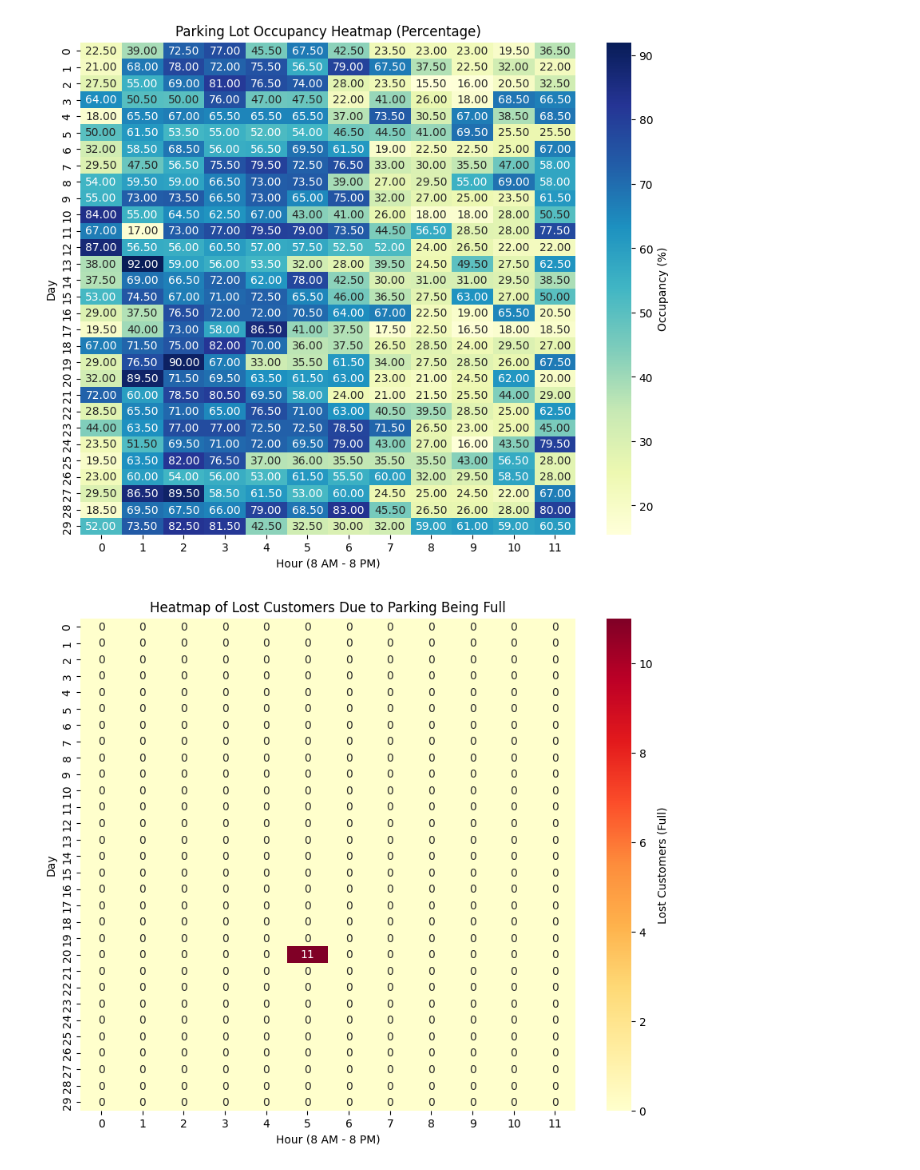
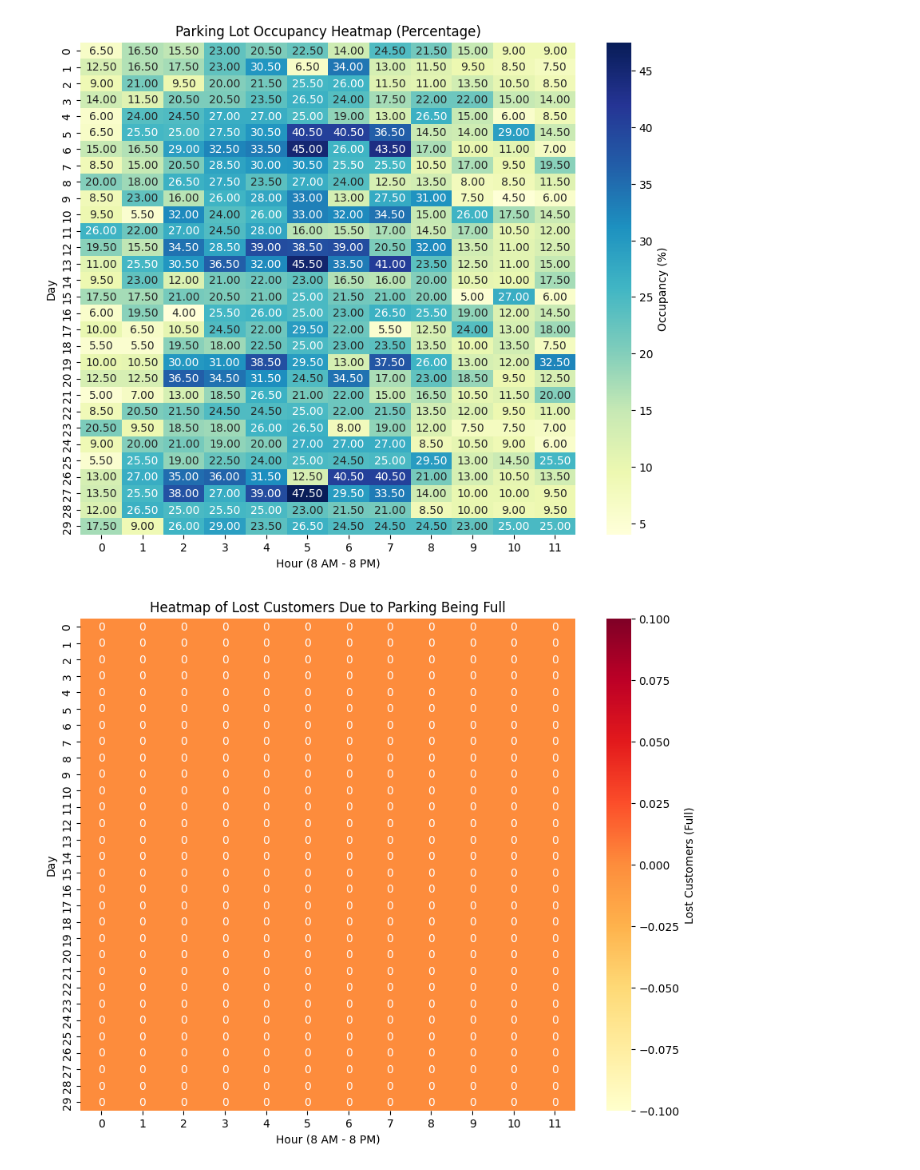
Before and after one commit to PrashantChaudhary632/Final_year_project, a Jupyter notebook: Model/44.ipynb, the cells around one changed output. Drawn from its saved outputs; the diff is of its cells as text; code cells hidden in the pictures.

```diff
--- a/Model/44.ipynb
+++ b/Model/44.ipynb
@@ -14,13 +14,13 @@ price_history = []  # List to track price changes over time
 
 # Arrival rates based on the day of the week and time slots
 ARRIVAL_RATES = {
-    'Sunday': [(8, 12, 15*3), (12, 17, 50*3), (17, 20, 50*3)],
-    'Monday': [(8, 12, 15*3), (12, 17, 50*3), (17, 20, 50*3)],
-    'Tuesday': [(8, 12, 15*3), (12, 17, 50*3), (17, 20, 50*3)],
-    'Wednesday': [(8, 12, 15*3), (12, 17, 50*3), (17, 20, 50*3)],
-    'Thursday': [(8, 12, 15*3), (12, 17, 50*3), (17, 20, 50*3)],
-    'Friday': [(8, 12, 20*3), (12, 17, 70*3), (17, 20, 80*3)],
-    'Saturday': [(8, 12, 20*3), (12, 17, 70*3), (17, 20, 80*3)]
+    'Sunday': [(8, 12, 15*1), (12, 17, 50*1), (17, 20, 50*1)],
+    'Monday': [(8, 12, 15*1), (12, 17, 50*1), (17, 20, 50*1)],
+    'Tuesday': [(8, 12, 15*1), (12, 17, 50*1), (17, 20, 50*1)],
+    'Wednesday': [(8, 12, 15*1), (12, 17, 50*1), (17, 20, 50*1)],
+    'Thursday': [(8, 12, 15*1), (12, 17, 50*1), (17, 20, 50*1)],
+    'Friday': [(8, 12, 20*1), (12, 17, 70*1), (17, 20, 80*1)],
+    'Saturday': [(8, 12, 20*1), (12, 17, 70*1), (17, 20, 80*1)]
 }
 
 # Initialize data for tracking prices, revenue, utilization, and lost customers
@@ -51,7 +51,7 @@ def update_wtv(price):
     price_impact = max(price_coefficient * (price - 25), max_price_impact)
 
     # Ensure WTV stays between 0.5 and 1
-    INITIAL_WILLINGNESS_TO_VISIT = max(0.5, min(1, INITIAL_WILLINGNESS_TO_VISIT + price_impact))
+    INITIAL_WILLINGNESS_TO_VISIT = max(0.1, min(1, INITIAL_WILLINGNESS_TO_VISIT + price_impact))
 
 
 def get_arrival_rate(day, hour):
@@ -264,2 +264,2 @@ Percentage of lost customers due to WTV < 0.7: 0.00%
-[figure, old version]
+[figure, new version]
-[figure, old version]
+[figure, new version]
```
Also changed, not shown: parts of 1 cell of this notebook, 8 other files.
